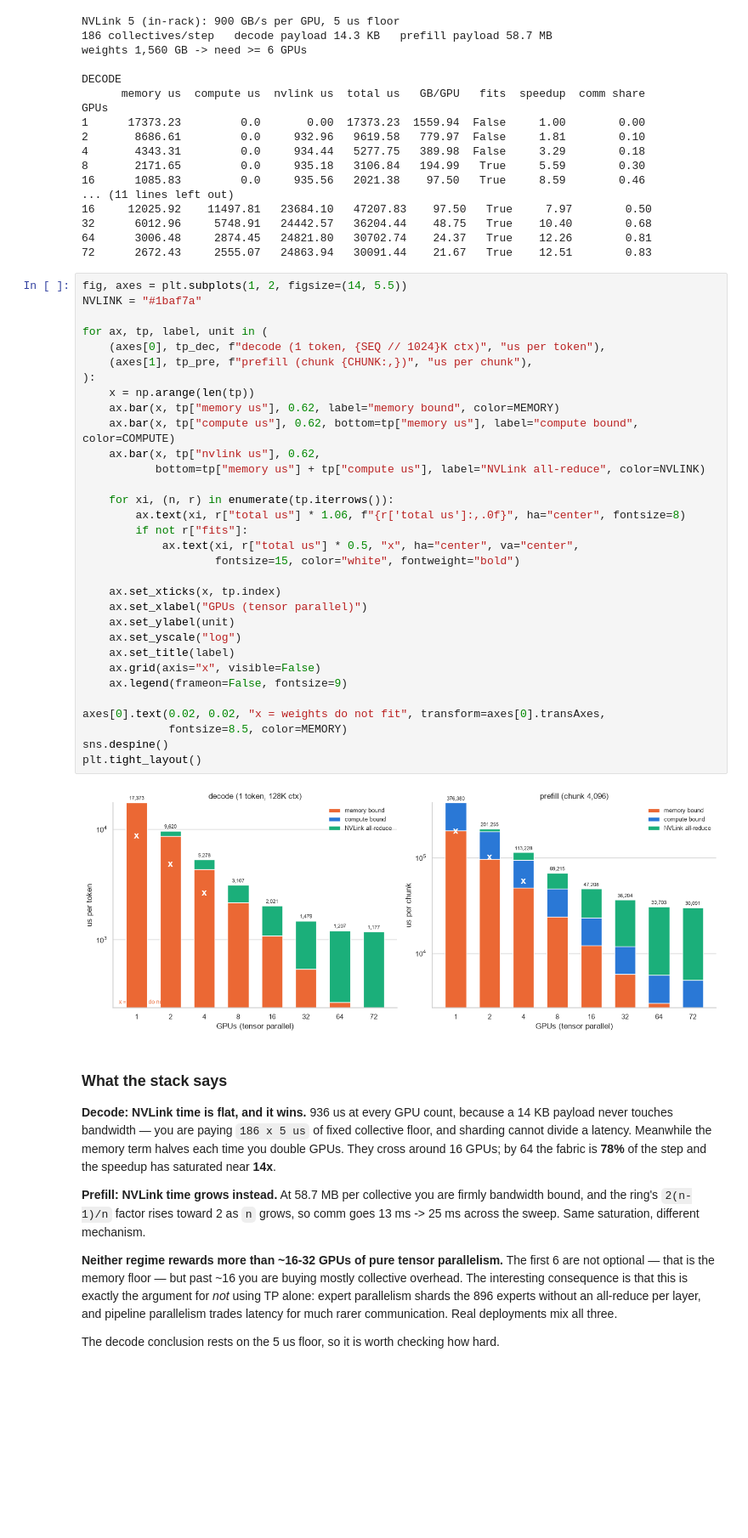
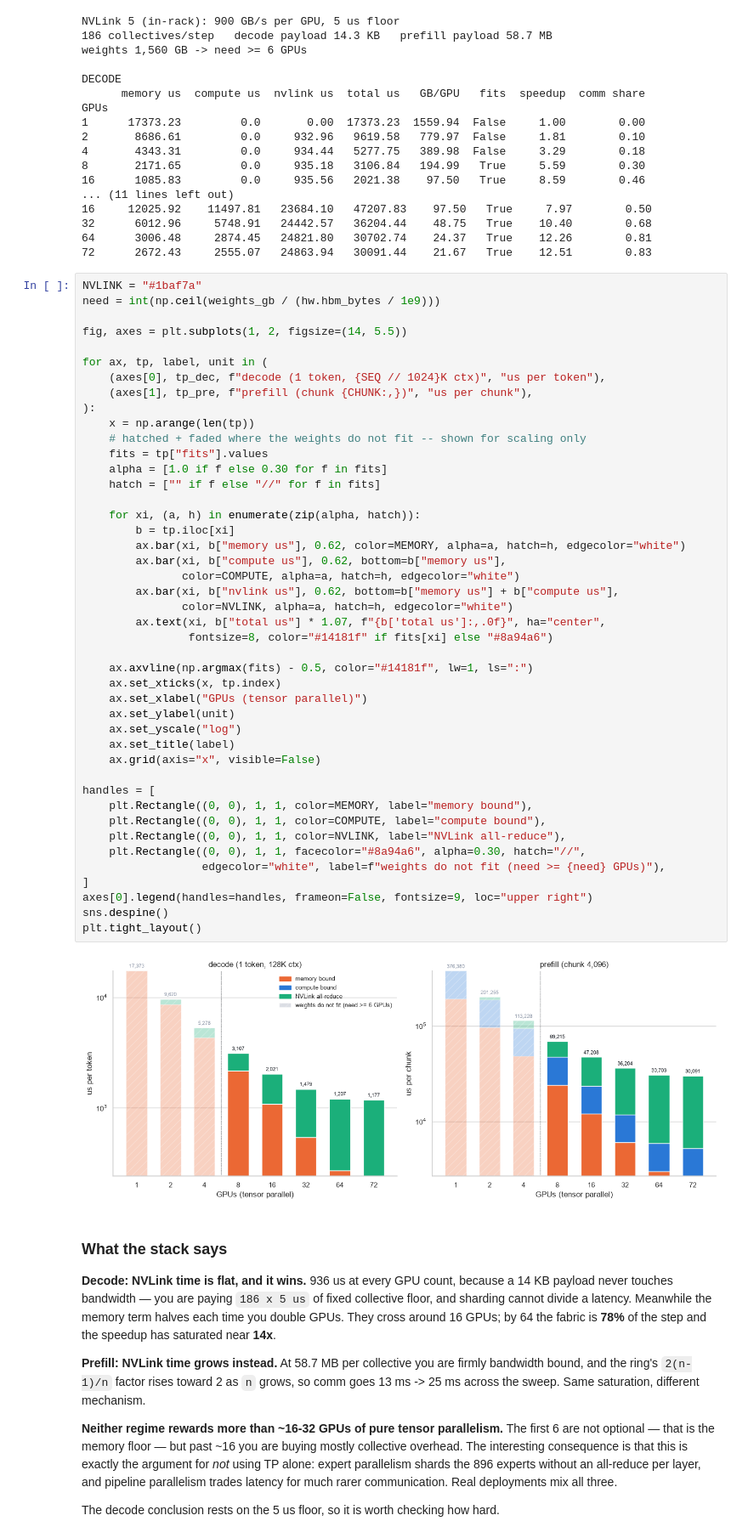
Before and after one commit to dougUCN/kimik3-exercise, a Jupyter notebook: roofline.ipynb, the cells around one changed output. Shown at 85% size. Drawn from its saved outputs; the diff is of its cells as text; blank space fills up the shorter version.

Commit message:
Make infeasible GPU counts legible in the TP chart
The white x marking configs where the weights do not fit was undocumented in
practice: the note explaining it was clipped by the axes. Replaced with hatched,
faded bars, a dotted line at the feasibility boundary, and a proper legend entry
naming the constraint (weights need >= 6 GPUs).

Co-Authored-By: Claude Opus 5 <noreply@anthropic.com>

```diff
--- a/roofline.ipynb
+++ b/roofline.ipynb
@@ -389,40 +389,52 @@ GPUs
 32      6012.96     5748.91   24442.57   36204.44    48.75   True    10.40        0.68
 64      3006.48     2874.45   24821.80   30702.74    24.37   True    12.26        0.81
 72      2672.43     2555.07   24863.94   30091.44    21.67   True    12.51        0.83
-# %%
-fig, axes = plt.subplots(1, 2, figsize=(14, 5.5))
-NVLINK = "#1baf7a"
-
-for ax, tp, label, unit in (
-    (axes[0], tp_dec, f"decode (1 token, {SEQ // 1024}K ctx)", "us per token"),
-    (axes[1], tp_pre, f"prefill (chunk {CHUNK:,})", "us per chunk"),
-):
-    x = np.arange(len(tp))
-    ax.bar(x, tp["memory us"], 0.62, label="memory bound", color=MEMORY)
-    ax.bar(x, tp["compute us"], 0.62, bottom=tp["memory us"], label="compute bound", color=COMPUTE)
-    ax.bar(x, tp["nvlink us"], 0.62,
-           bottom=tp["memory us"] + tp["compute us"], label="NVLink all-reduce", color=NVLINK)
-
-    for xi, (n, r) in enumerate(tp.iterrows()):
-        ax.text(xi, r["total us"] * 1.06, f"{r['total us']:,.0f}", ha="center", fontsize=8)
-        if not r["fits"]:
-            ax.text(xi, r["total us"] * 0.5, "x", ha="center", va="center",
-                    fontsize=15, color="white", fontweight="bold")
-
-    ax.set_xticks(x, tp.index)
-    ax.set_xlabel("GPUs (tensor parallel)")
-    ax.set_ylabel(unit)
-    ax.set_yscale("log")
-    ax.set_title(label)
-    ax.grid(axis="x", visible=False)
-    ax.legend(frameon=False, fontsize=9)
-
-axes[0].text(0.02, 0.02, "x = weights do not fit", transform=axes[0].transAxes,
-             fontsize=8.5, color=MEMORY)
-sns.despine()
-plt.tight_layout()
-# %% [output]
-[figure, removed]
+# %%
+NVLINK = "#1baf7a"
+need = int(np.ceil(weights_gb / (hw.hbm_bytes / 1e9)))
+
+fig, axes = plt.subplots(1, 2, figsize=(14, 5.5))
+
+for ax, tp, label, unit in (
+    (axes[0], tp_dec, f"decode (1 token, {SEQ // 1024}K ctx)", "us per token"),
+    (axes[1], tp_pre, f"prefill (chunk {CHUNK:,})", "us per chunk"),
+):
+    x = np.arange(len(tp))
+    # hatched + faded where the weights do not fit -- shown for scaling only
+    fits = tp["fits"].values
+    alpha = [1.0 if f else 0.30 for f in fits]
+    hatch = ["" if f else "//" for f in fits]
+
+    for xi, (a, h) in enumerate(zip(alpha, hatch)):
+        b = tp.iloc[xi]
+        ax.bar(xi, b["memory us"], 0.62, color=MEMORY, alpha=a, hatch=h, edgecolor="white")
+        ax.bar(xi, b["compute us"], 0.62, bottom=b["memory us"],
+               color=COMPUTE, alpha=a, hatch=h, edgecolor="white")
+        ax.bar(xi, b["nvlink us"], 0.62, bottom=b["memory us"] + b["compute us"],
+               color=NVLINK, alpha=a, hatch=h, edgecolor="white")
+        ax.text(xi, b["total us"] * 1.07, f"{b['total us']:,.0f}", ha="center",
+                fontsize=8, color="#14181f" if fits[xi] else "#8a94a6")
+
+    ax.axvline(np.argmax(fits) - 0.5, color="#14181f", lw=1, ls=":")
+    ax.set_xticks(x, tp.index)
+    ax.set_xlabel("GPUs (tensor parallel)")
+    ax.set_ylabel(unit)
+    ax.set_yscale("log")
+    ax.set_title(label)
+    ax.grid(axis="x", visible=False)
+
+handles = [
+    plt.Rectangle((0, 0), 1, 1, color=MEMORY, label="memory bound"),
+    plt.Rectangle((0, 0), 1, 1, color=COMPUTE, label="compute bound"),
+    plt.Rectangle((0, 0), 1, 1, color=NVLINK, label="NVLink all-reduce"),
+    plt.Rectangle((0, 0), 1, 1, facecolor="#8a94a6", alpha=0.30, hatch="//",
+                  edgecolor="white", label=f"weights do not fit (need >= {need} GPUs)"),
+]
+axes[0].legend(handles=handles, frameon=False, fontsize=9, loc="upper right")
+sns.despine()
+plt.tight_layout()
+# %% [output]
+[figure, added]
 # %% [markdown]
 ### What the stack says
 
```
